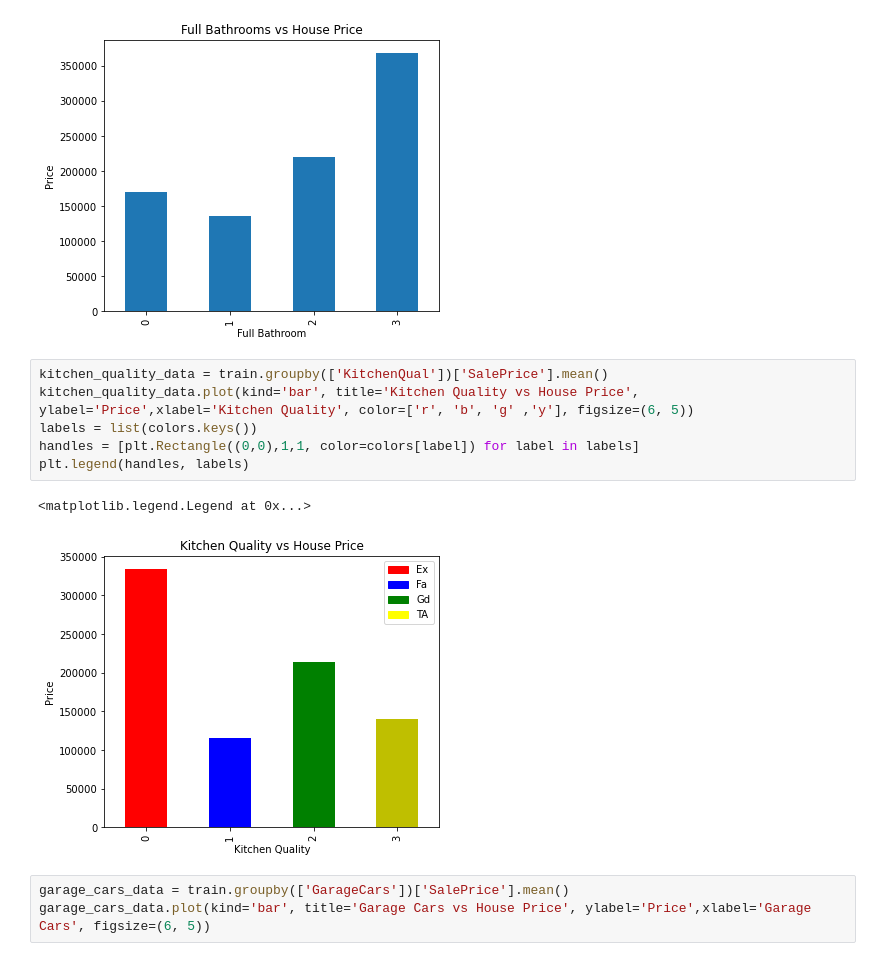
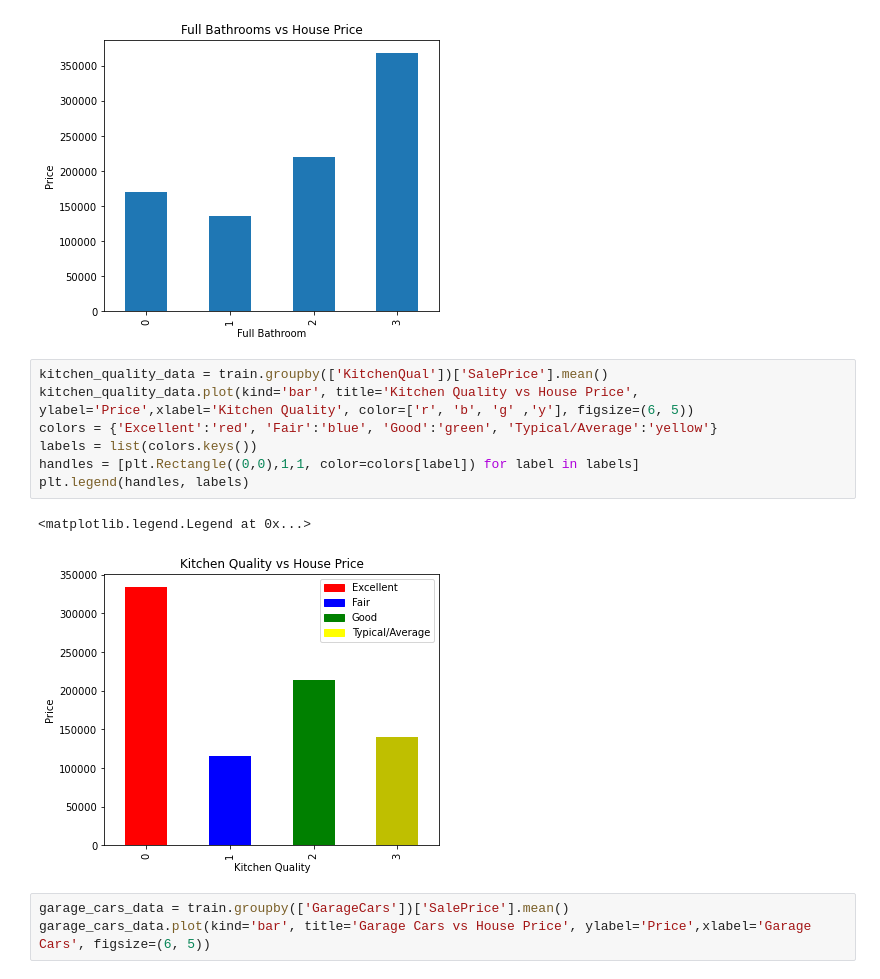
Before and after one commit to mukund99/House_Prices_Prediction, a Jupyter notebook: House Prices Prediction.ipynb, the cells around one changed output. Drawn from its saved outputs; the diff is of its cells as text.

```diff
--- a/House Prices Prediction.ipynb
+++ b/House Prices Prediction.ipynb
@@ -473,12 +473,13 @@ full_bathroom_data.plot(kind='bar', title='Full Bathrooms vs House Price', ylabe
 # %%
 kitchen_quality_data = train.groupby(['KitchenQual'])['SalePrice'].mean()
 kitchen_quality_data.plot(kind='bar', title='Kitchen Quality vs House Price', ylabel='Price',xlabel='Kitchen Quality', color=['r', 'b', 'g' ,'y'], figsize=(6, 5))
+colors = {'Excellent':'red', 'Fair':'blue', 'Good':'green', 'Typical/Average':'yellow'}
 labels = list(colors.keys())
 handles = [plt.Rectangle((0,0),1,1, color=colors[label]) for label in labels]
 plt.legend(handles, labels)
 # %% [output]
 <matplotlib.legend.Legend at 0x...>
-[figure, old version]
+[figure, new version]
 # %%
 garage_cars_data = train.groupby(['GarageCars'])['SalePrice'].mean()
 garage_cars_data.plot(kind='bar', title='Garage Cars vs House Price', ylabel='Price',xlabel='Garage Cars', figsize=(6, 5))
```
Also changed, not shown: parts of 5 cells of this notebook, 3 other files.
